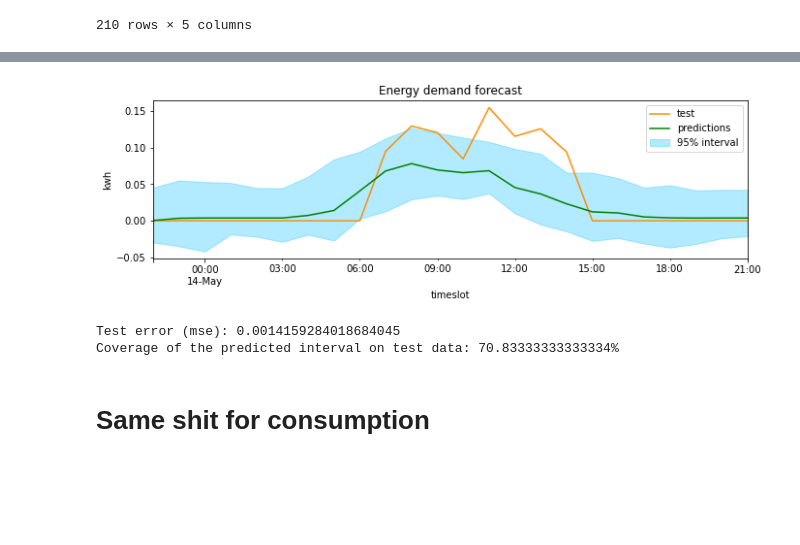
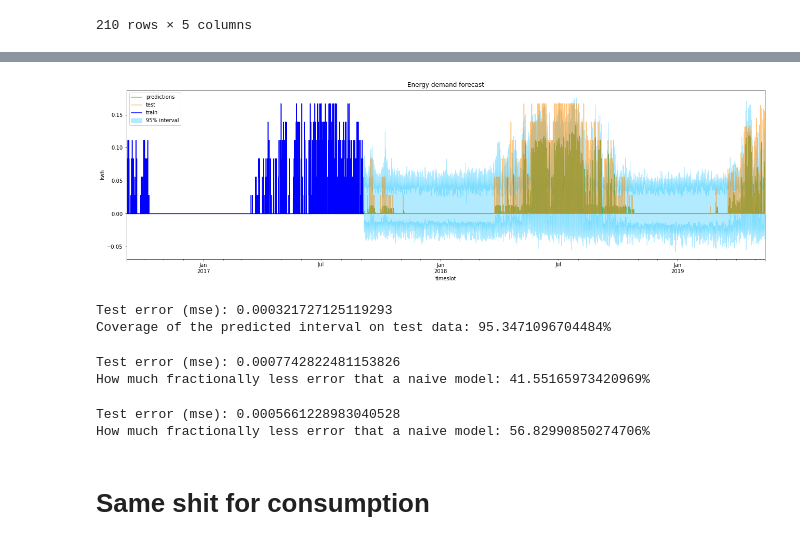
Before and after one commit to 4ug-aug/Otovo-OptimalControl, a Jupyter notebook: Better_RF_Hyperparameter_Tuning.ipynb, the cells around one changed output, grey strips where cells are left out. Drawn from its saved outputs; the diff is of its cells as text; code cells hidden in the pictures; blank space fills up the shorter version.

Commit message:
Estimates for generalization errors
(don't try to run the code, it legit took 12 hours for both consumption and production)

```diff
--- a/Better_RF_Hyperparameter_Tuning.ipynb
+++ b/Better_RF_Hyperparameter_Tuning.ipynb
@@ -338,26 +342,27 @@ KeyboardInterrupt:
 # %%
-predictions.index = test.index
+predictions.index = train_series[24*365:]['num_kwh_normalized'].index
 
-fig, ax=plt.subplots(figsize=(11, 3))
-test['num_kwh_normalized'].plot(ax=ax, label='test', color="darkorange")
-predictions['pred'].plot(ax=ax, label='predictions', color="green")
+fig, ax=plt.subplots(figsize=(22, 6))
+predictions['pred'].plot(ax=ax, label='predictions', color="green",alpha=0.5)
+train_series[24*365:]['num_kwh_normalized'].plot(ax=ax, label='test', color="darkorange", alpha=0.5)
+train_series[:24*365]['num_kwh_normalized'].plot(ax=ax, label='train', color="blue")
 ax.fill_between(
     predictions.index,
     predictions['lower_bound'],
     predictions['upper_bound'],
     color = 'deepskyblue',
     alpha = 0.3,
     label = '95% interval'
 )
 #ax.yaxis.set_major_formatter(ticker.EngFormatter())
 ax.set_ylabel('kwh')
 ax.set_title('Energy demand forecast')
 ax.legend();
 # %% [output]
-[figure, old version]
+[figure, new version]
 # %%
 error_mse = mean_squared_error(
-                y_true = test['num_kwh_normalized'],
+                y_true = train_series[24*365:]['num_kwh_normalized'],
                 y_pred = predictions['pred']
             )
 
@@ -373,8 +378,39 @@ inside_interval = np.where(
 coverage = inside_interval.mean()
 print(f"Coverage of the predicted interval on test data: {100 * coverage}%")
 # %% [output]
-Test error (mse): 0.0014159284018684045
-Coverage of the predicted interval on test data: 70.83333333333334%
+Test error (mse): 0.000321727125119293
+Coverage of the predicted interval on test data: 95.3471096704484%
+# %%
+naive_model = np.zeros((len(predictions)))
+
+naive_mse = mean_squared_error(
+                y_true = train_series[24*365:]['num_kwh_normalized'],
+                y_pred = naive_model
+            )
+print(f"Test error (mse): {naive_mse}")
+
+better = error_mse/naive_mse
+
+print(f"How much fractionally less error that a naive model: {better*100}%")
+# %% [output]
+Test error (mse): 0.0007742822481153826
+How much fractionally less error that a naive model: 41.55165973420969%
+# %%
+naive_model2 = train_series[24*365-24*7:-24*7]
+naive_model2.index = train_series[24*365:].index
+
+naive_mse2 = mean_squared_error(
+                y_true = train_series[24*365:]['num_kwh_normalized'],
+                y_pred = naive_model2['num_kwh_normalized']
+            )
+print(f"Test error (mse): {naive_mse2}")
+
+better2 = error_mse/naive_mse2
+
+print(f"How much fractionally less error that a naive model: {better2*100}%")
+# %% [output]
+Test error (mse): 0.0005661228983040528
+How much fractionally less error that a naive model: 56.82990850274706%
 # %% [markdown]
 # Same shit for consumption
 # %%
```
Also changed, not shown: parts of 7 cells of this notebook.
